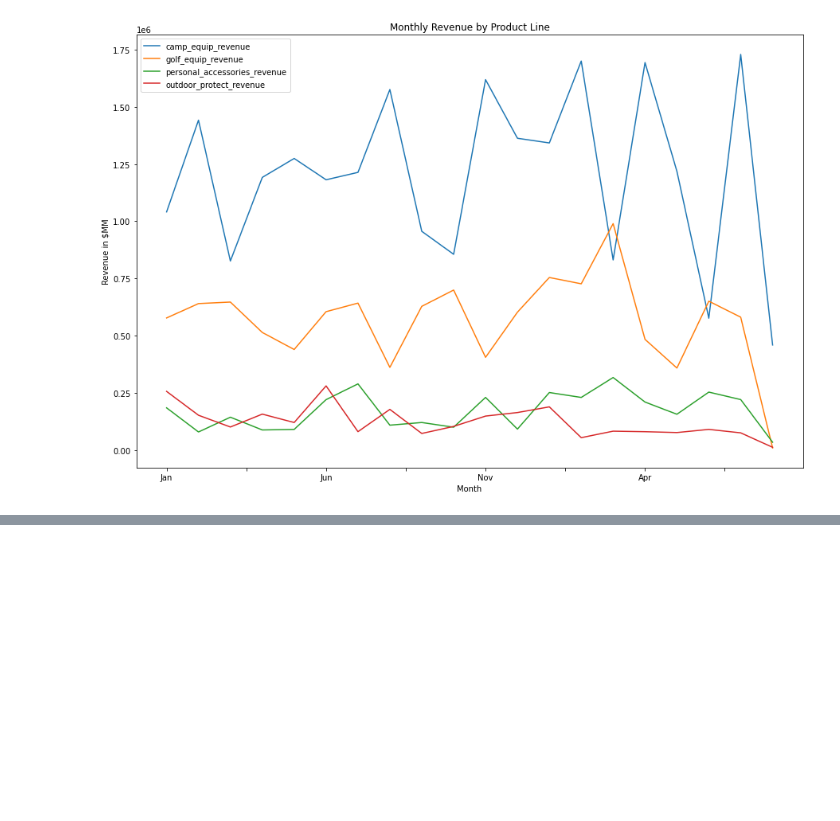
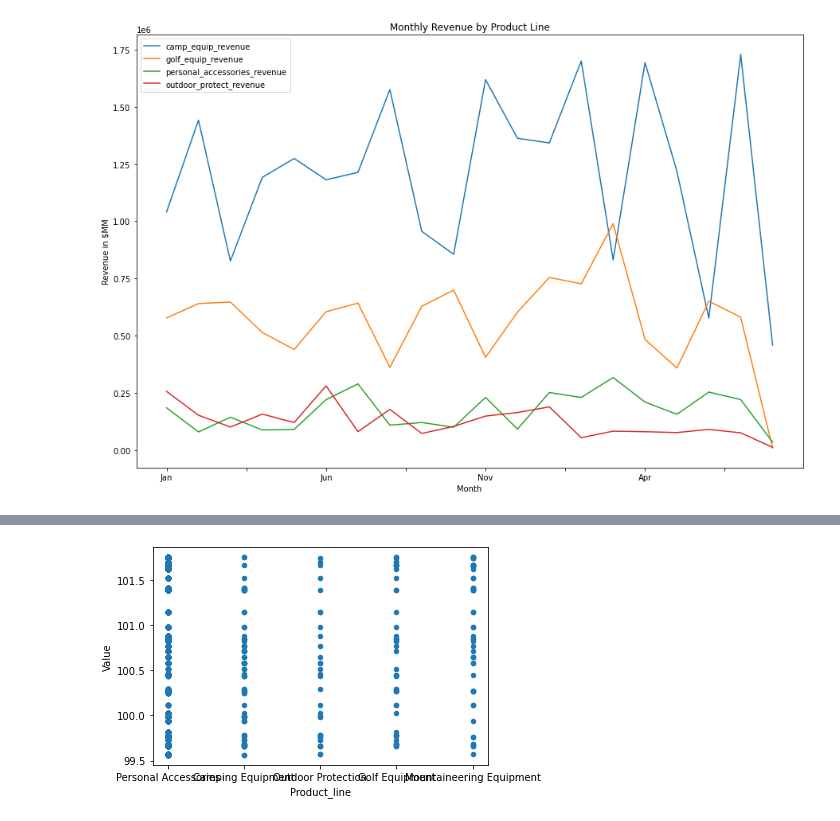
Before and after one commit to RenettaNelson/ADS-507---SQL-Data-Pipeline, a Jupyter notebook: ADS-507-01_group_3_wild_wonderful_sales.ipynb, the cells around one changed output, grey strips where cells are left out. Saved outputs shown, nothing was run; the diff lists cells and outputs as text; code cells hidden in the pictures; blank space fills up the shorter version.

```diff
--- a/ADS-507-01_group_3_wild_wonderful_sales.ipynb
+++ b/ADS-507-01_group_3_wild_wonderful_sales.ipynb
@@ -745,0 +805,8 @@ plt.show()
+# %%
+cci_and_product_no_count = pd.DataFrame(pd.read_sql("""SELECT consumer_index.Value, go_products.Product_line, go_products.Product_type, consumer_index.Month, consumer_index.Year
+                                                FROM go_products
+                                                INNER JOIN consumer_index ON go_products.Product_number = consumer_index.Product_number
+                                            ;""",
+                                                    connection))
+
+cci_and_product_no_count
@@ -745,0 +848,5 @@ plt.show()
+# %%
+cci_and_product_no_count.plot.scatter(x='Product_line', y='Value')
+plt.show()
+# %% [output]
+[figure, added]
```
Also changed, not shown: parts of 26 cells of this notebook.
